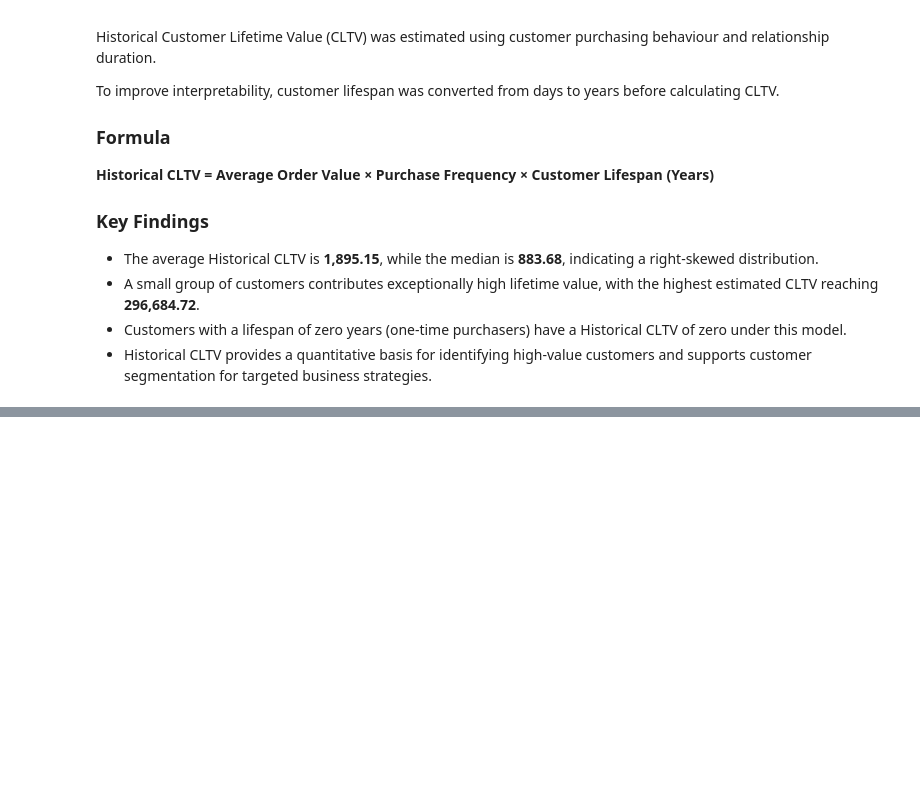
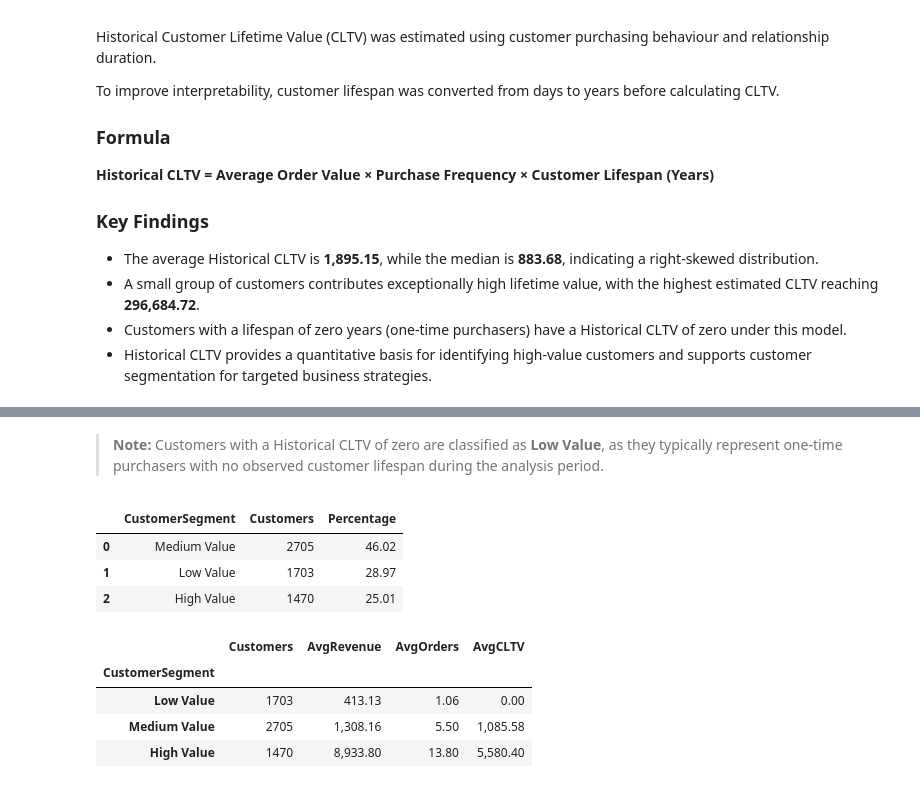
Before and after one commit to Tamoze/SaaS-ECommerce-Cohort-Retention-CLTV-Analysis, a Jupyter notebook: notebooks/03_cltv_analysis.ipynb, the cells around one changed output, grey strips where cells are left out. Cells and saved outputs as stored; diff of their text form; code cells hidden in the pictures; blank space fills up the shorter version.

Commit message:
Segment customers by historical CLTV and analyze segment performance

```diff
--- a/notebooks/03_cltv_analysis.ipynb
+++ b/notebooks/03_cltv_analysis.ipynb
@@ -519,3 +519,23 @@ To improve interpretability, customer lifespan was converted from days to years
 - A small group of customers contributes exceptionally high lifetime value, with the highest estimated CLTV reaching **296,684.72**.
 - Customers with a lifespan of zero years (one-time purchasers) have a Historical CLTV of zero under this model.
 - Historical CLTV provides a quantitative basis for identifying high-value customers and supports customer segmentation for targeted business strategies.
+# %%
+# ==========================================
+# Customer Segmentation
+# ==========================================
+
+q3 = customer_summary["HistoricalCLTV"].quantile(0.75)
+
+customer_summary["CustomerSegment"] = pd.cut(
+    customer_summary["HistoricalCLTV"],
+    bins=[-1, 0, q3, customer_summary["HistoricalCLTV"].max()],
+    labels=["Low Value", "Medium Value", "High Value"]
+)
+
+customer_summary[
+    [
+        "Customer ID",
+        "HistoricalCLTV",
+        "CustomerSegment"
+    ]
+].head()
@@ -521,0 +549,51 @@ To improve interpretability, customer lifespan was converted from days to years
+# %% [markdown]
+> **Note:** Customers with a Historical CLTV of zero are classified as **Low Value**, as they typically represent one-time purchasers with no observed customer lifespan during the analysis period.
+# %%
+# ==========================================
+# Segment Distribution
+# ==========================================
+
+segment_summary = (
+    customer_summary["CustomerSegment"]
+    .value_counts()
+    .reset_index()
+)
+
+segment_summary.columns = ["CustomerSegment", "Customers"]
+
+segment_summary["Percentage"] = (
+    segment_summary["Customers"]
+    / segment_summary["Customers"].sum()
+    * 100
+).round(2)
+
+segment_summary
+# %% [output]
+|  | CustomerSegment | Customers | Percentage |
+| 0 | Medium Value | 2705 | 46.02 |
+| 1 | Low Value | 1703 | 28.97 |
+| 2 | High Value | 1470 | 25.01 |
+# %%
+# ==========================================
+# Segment Performance
+# ==========================================
+
+segment_metrics = (
+    customer_summary
+    .groupby("CustomerSegment")
+    .agg(
+        Customers=("Customer ID", "count"),
+        AvgRevenue=("TotalRevenue", "mean"),
+        AvgOrders=("TotalOrders", "mean"),
+        AvgCLTV=("HistoricalCLTV", "mean")
+    )
+    .round(2)
+)
+
+segment_metrics
+# %% [output]
+|  | Customers | AvgRevenue | AvgOrders | AvgCLTV |
+| CustomerSegment |  |  |  |  |
+| Low Value | 1703 | 413.13 | 1.06 | 0.00 |
+| Medium Value | 2705 | 1,308.16 | 5.50 | 1,085.58 |
+| High Value | 1470 | 8,933.80 | 13.80 | 5,580.40 |
```
Also changed, not shown: parts of 4 cells of this notebook.
